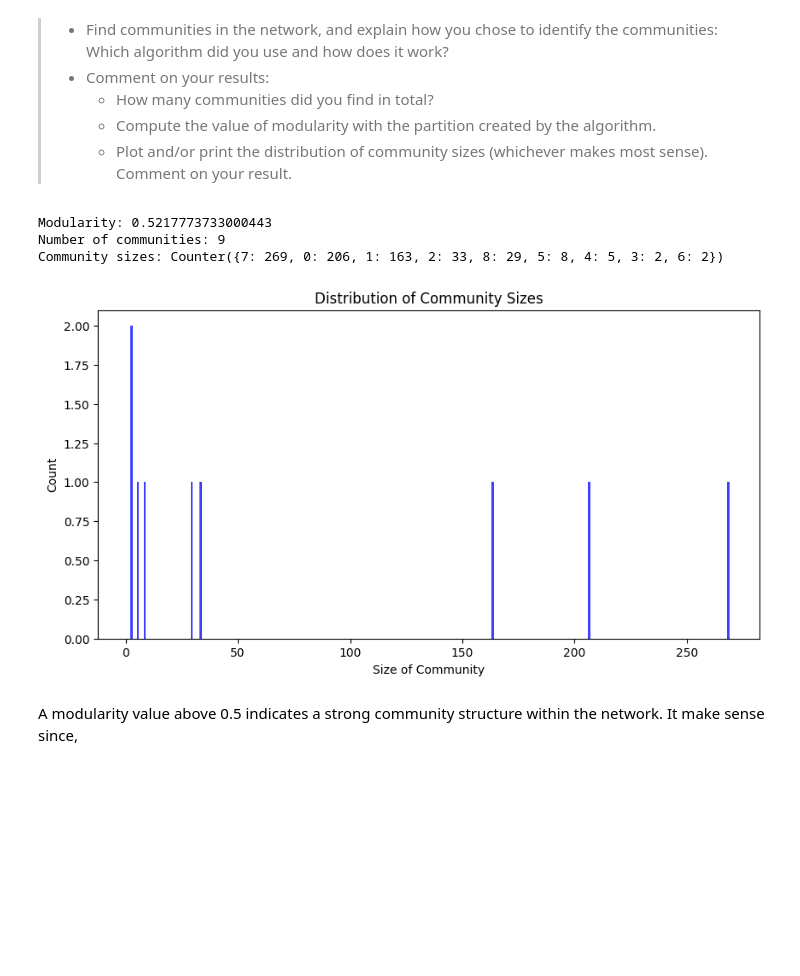
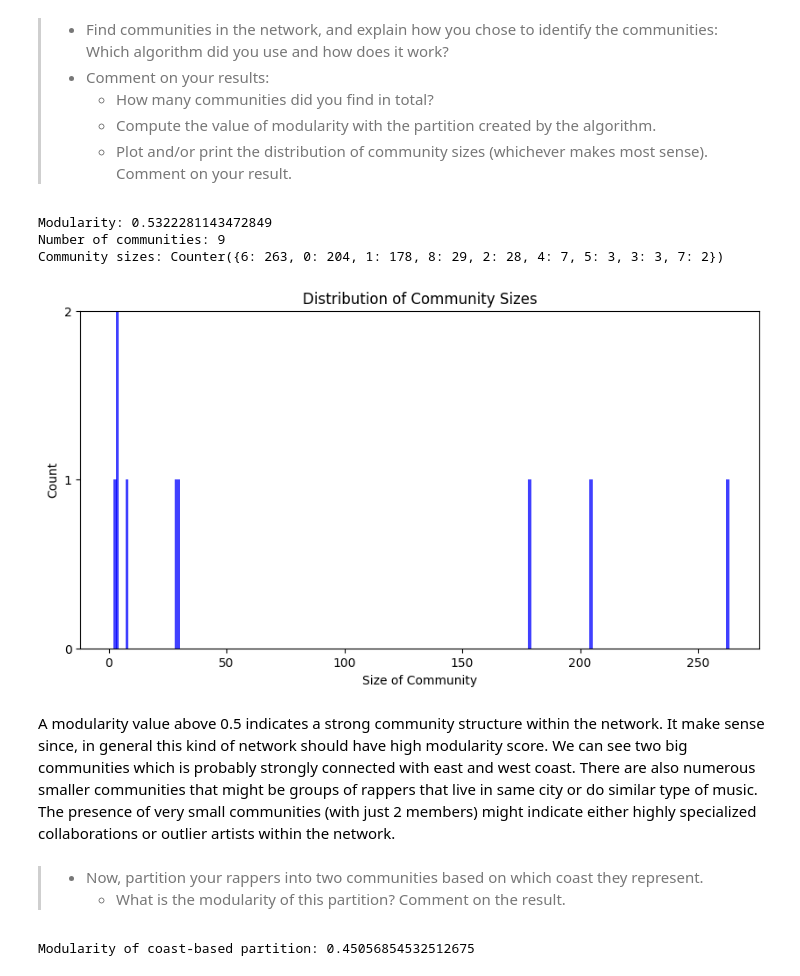
Before and after one commit to MrCogito/Social_Networks_2023, a Jupyter notebook: Assignment_2.ipynb, the cells around one changed output. Cells and saved outputs as stored; diff of their text form; code cells hidden in the pictures; blank space fills up the shorter version.

```diff
--- a/Assignment_2.ipynb
+++ b/Assignment_2.ipynb
@@ -759,37 +759,65 @@ import networkx as nx
 import matplotlib.pyplot as plt
 import collections
 
+# Assuming G is already defined as your network graph
 
 # Convert to undirected graph
 G_undirected = G.to_undirected()
 
 # Detect communities in the undirected graph
 partition = community_louvain.best_partition(G_undirected)
 
 # Compute the modularity
 modularity = community_louvain.modularity(partition, G_undirected)
 print("Modularity:", modularity)
 
 # Count communities
 community_count = len(set(partition.values()))
 print("Number of communities:", community_count)
 
 # Analyze community sizes
 size_distribution = collections.Counter(partition.values())
 print("Community sizes:", size_distribution)
 
 # Plotting the distribution of community sizes
 sizes = list(size_distribution.values())
 plt.figure(figsize=(10, 5))
-plt.hist(sizes, bins=range(1, max(sizes) + 1, 1), alpha=0.75, color='blue')
+plt.hist(sizes, bins=range(1, max(sizes) + 1, 1), alpha=0.75, color='blue', width=1.3)  # Adjusted width here
 plt.title("Distribution of Community Sizes")
 plt.xlabel("Size of Community")
 plt.ylabel("Count")
+plt.ylim(0, 2)  # Set the y-axis limits to only display 0, 1, 2
+plt.yticks([0, 1, 2])  # Optional: Explicitly set y-tick marks
 plt.show()
 # %% [output]
-Modularity: 0.5217773733000443
+Modularity: 0.5322281143472849
 Number of communities: 9
-Community sizes: Counter({7: 269, 0: 206, 1: 163, 2: 33, 8: 29, 5: 8, 4: 5, 3: 2, 6: 2})
+Community sizes: Counter({6: 263, 0: 204, 1: 178, 8: 29, 2: 28, 4: 7, 5: 3, 3: 3, 7: 2})
-[figure, old version]
+[figure, new version]
-# %% [markdown]
-A modularity value above 0.5 indicates a strong community structure within the network. It make sense since,
+# %% [markdown]
+A modularity value above 0.5 indicates a strong community structure within the network. It make sense since, in general this kind of network should have high modularity score.
+We can see two big communities which is probably strongly connected with east and west coast. There are also numerous smaller communities that might be groups of rappers that live in same city or do similar type of music.
+The presence of very small communities (with just 2 members) might indicate either highly specialized collaborations or outlier artists within the network.
+# %% [markdown]
+> * Now, partition your rappers into two communities based on which coast they represent.
+>   * What is the modularity of this partition? Comment on the result.
+# %%
+# Initialize an empty dictionary for the partition
+coast_partition = {}
+
+# Iterate over each node in the graph and assign them to a community based on their color
+for node, data in G.nodes(data=True):
+    if data['color'] in ['skyblue', '#1f77b4']:  # Adjust the colors if different in your graph
+        coast_partition[node] = 0  # Assign East Coast rappers to community 0
+    elif data['color'] in ['salmon', '#d62728']:
+        coast_partition[node] = 1  # Assign West Coast rappers to community 1
+
+# Now, let's calculate the modularity of this partition
+# First, convert G to an undirected graph for modularity calculation
+G_undirected = G.to_undirected()
+
+# Calculate the modularity
+modularity_coast = community_louvain.modularity(coast_partition, G_undirected)
+print("Modularity of coast-based partition:", modularity_coast)
+# %% [output]
+Modularity of coast-based partition: 0.45056854532512675
```
Also changed, not shown: parts of 1 cell of this notebook.
